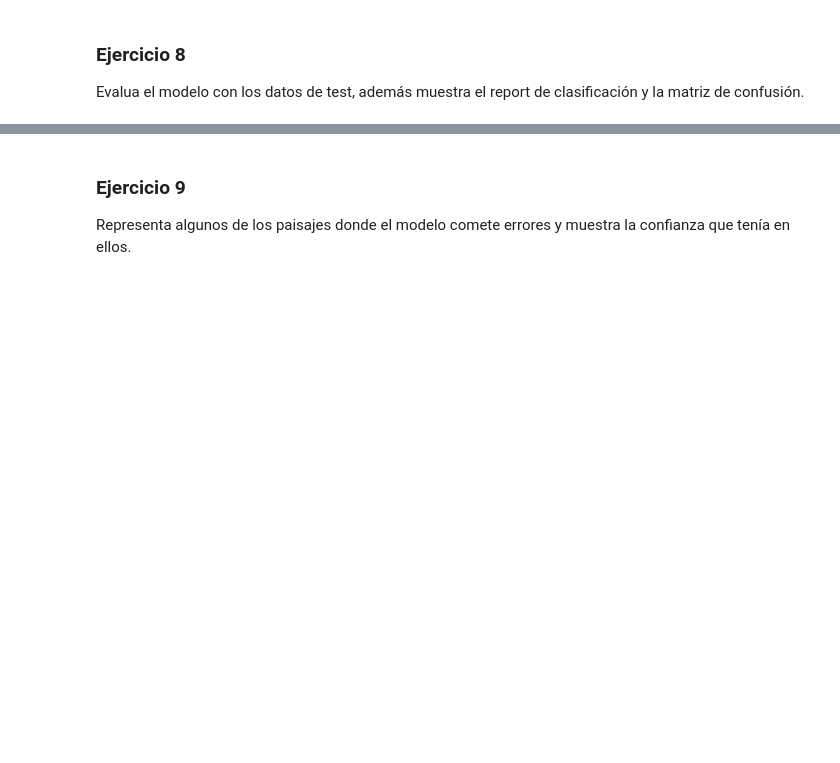
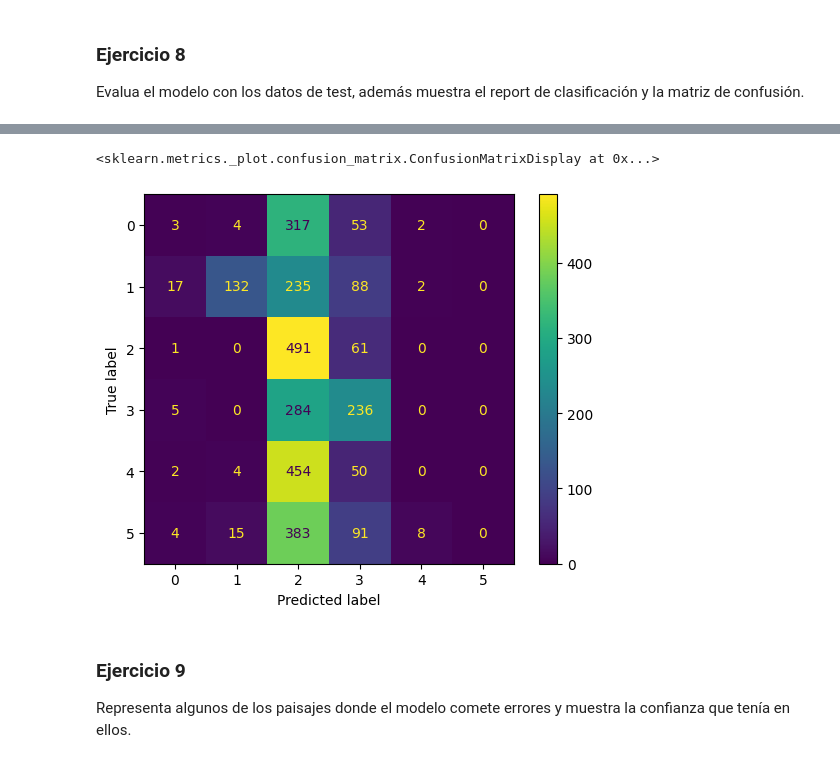
Before and after one commit to jl-padilla/ONLINE_DS_THEBRIDGE_repo, a Jupyter notebook: sprint17/Unidad_01/Ejercicios_Workout/13_Ejercicios_Practica_Redes_Convolucionales.ipynb, the cells around one changed output, grey strips where cells are left out. Drawn from its saved outputs; the diff is of its cells as text; code cells hidden in the pictures; blank space fills up the shorter version.

```diff
--- a/sprint17/Unidad_01/Ejercicios_Workout/13_Ejercicios_Practica_Redes_Convolucionales.ipynb
+++ b/sprint17/Unidad_01/Ejercicios_Workout/13_Ejercicios_Practica_Redes_Convolucionales.ipynb
@@ -97,0 +356,2 @@ Evalua el modelo con los datos de test, además muestra el report de clasificaci
+# %%
+y_pred = [np.argmax(prediction) for prediction in  model.predict(X_test)]
@@ -98,3 +375,8 @@ Evalua el modelo con los datos de test, además muestra el report de clasificaci
+# %%
+ConfusionMatrixDisplay.from_predictions(y_test_le, y_pred)
+# %% [output]
+<sklearn.metrics._plot.confusion_matrix.ConfusionMatrixDisplay at 0x...>
+[figure, added]
 # %% [markdown]
 
 ### Ejercicio 9
```
Also changed, not shown: parts of 41 cells of this notebook.
